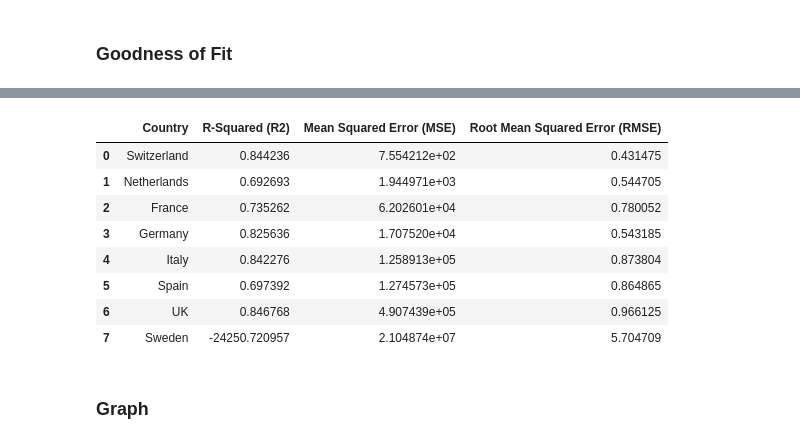
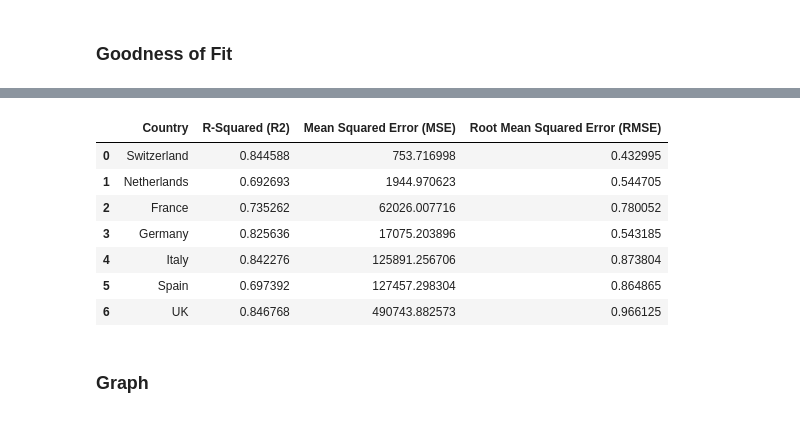
Before and after one commit to zenodea/MCMC_parameter_estimation, a Jupyter notebook: Data Analysis/sird.ipynb, the cells around one changed output, grey strips where cells are left out. Drawn from its saved outputs; the diff is of its cells as text; code cells hidden in the pictures.

```diff
--- a/Data Analysis/sird.ipynb
+++ b/Data Analysis/sird.ipynb
@@ -196,7 +196,7 @@ from sklearn.metrics import r2_score
 import numpy as np
 from sklearn.metrics import mean_squared_log_error
 
-country_names = ['Switzerland', 'Netherlands', 'France','Germany','Italy','Spain','UK','Sweden']
+country_names = ['Switzerland', 'Netherlands', 'France','Germany','Italy','Spain','UK']
 values = []
 for country in country_names:
     pop = dataset[country]['pop']
@@ -243,48 +242,47 @@ from sklearn.metrics import r2_score
 import numpy as np
 from sklearn.metrics import mean_squared_log_error
 
-country_names = ['Switzerland', 'Netherlands', 'France','Germany','Italy','Spain','UK','Sweden']
+country_names = ['Switzerland', 'Netherlands', 'France','Germany','Italy','Spain','UK']
 values = []
 for country in country_names:
     pop = dataset[country]['pop']
     df_real = dataset[country]['data']
     df_param = pd.read_csv('mcmc_data/'+country+"/fLock_after.csv")
 
     # Get beginning of lockdown date
     startDate = dataset[country]['fLock'][0]
 
     # Get the index of the date
     startDate = df_real[df_real['date'] == startDate].index
 
     realData = pd.read_csv('../processed_data/cumDeath'+country+'.csv')
     firstDate = realData.loc[0]['date']
 
     # Plug in parameters to the SIRD differential equation
     sird = getSIRD(30,pop, df_param.loc[3][1],df_param.loc[0][1],df_param.loc[1][1],df_param.loc[2][1], [df_param.loc[0][2], df_param.loc[1][2], df_param.loc[2][2]] )
 
     deaths = df_real["cumDeath"].tolist()
     deaths = deaths[startDate[0]-10:startDate[0]+10]
 
     deaths_predicted = sird[3]
     deaths_predicted = deaths_predicted[0:20]
 
     r2 = r2_score(deaths, deaths_predicted)
     mse = mean_squared_error(deaths, deaths_predicted)
     rmse =  np.sqrt(mean_squared_log_error(deaths, deaths_predicted))
     result = [country,r2,mse,rmse]
     values.append(result)
 df = pd.DataFrame(values, columns=['Country','R-Squared (R2)','Mean Squared Error (MSE)','Root Mean Squared Error (RMSE)'])
 df
 # %% [output]
 |  | Country | R-Squared (R2) | Mean Squared Error (MSE) | Root Mean Squared Error (RMSE) |
-| 0 | Switzerland | 0.844236 | 7.554212e+02 | 0.431475 |
-| 1 | Netherlands | 0.692693 | 1.944971e+03 | 0.544705 |
-| 2 | France | 0.735262 | 6.202601e+04 | 0.780052 |
-| 3 | Germany | 0.825636 | 1.707520e+04 | 0.543185 |
-| 4 | Italy | 0.842276 | 1.258913e+05 | 0.873804 |
-| 5 | Spain | 0.697392 | 1.274573e+05 | 0.864865 |
-| 6 | UK | 0.846768 | 4.907439e+05 | 0.966125 |
-| 7 | Sweden | -24250.720957 | 2.104874e+07 | 5.704709 |
+| 0 | Switzerland | 0.844588 | 753.716998 | 0.432995 |
+| 1 | Netherlands | 0.692693 | 1944.970623 | 0.544705 |
+| 2 | France | 0.735262 | 62026.007716 | 0.780052 |
+| 3 | Germany | 0.825636 | 17075.203896 | 0.543185 |
+| 4 | Italy | 0.842276 | 125891.256706 | 0.873804 |
+| 5 | Spain | 0.697392 | 127457.298304 | 0.864865 |
+| 6 | UK | 0.846768 | 490743.882573 | 0.966125 |
 # %% [markdown]
 ### Graph
 # %%
```
Also changed, not shown: parts of 6 cells of this notebook, 38 other files.
